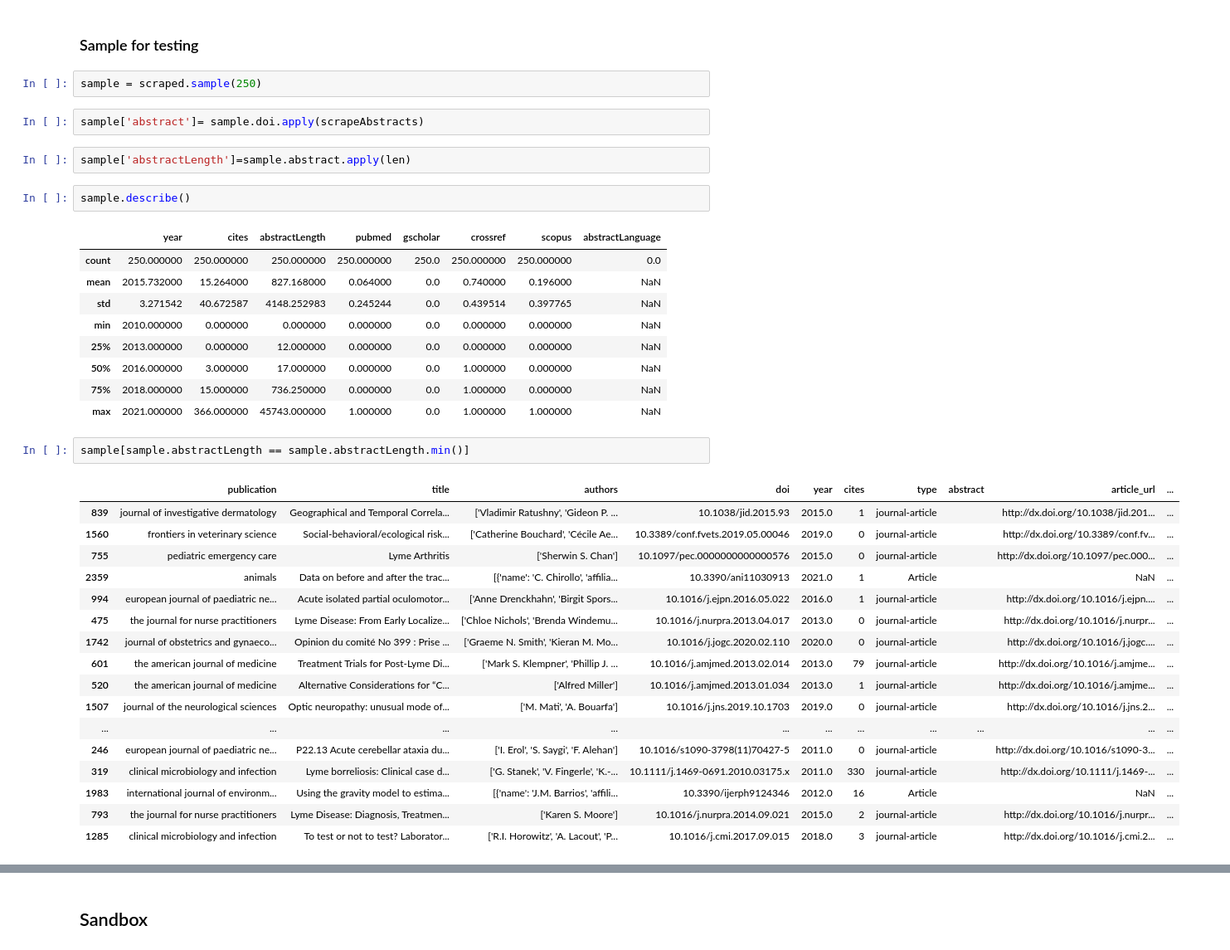
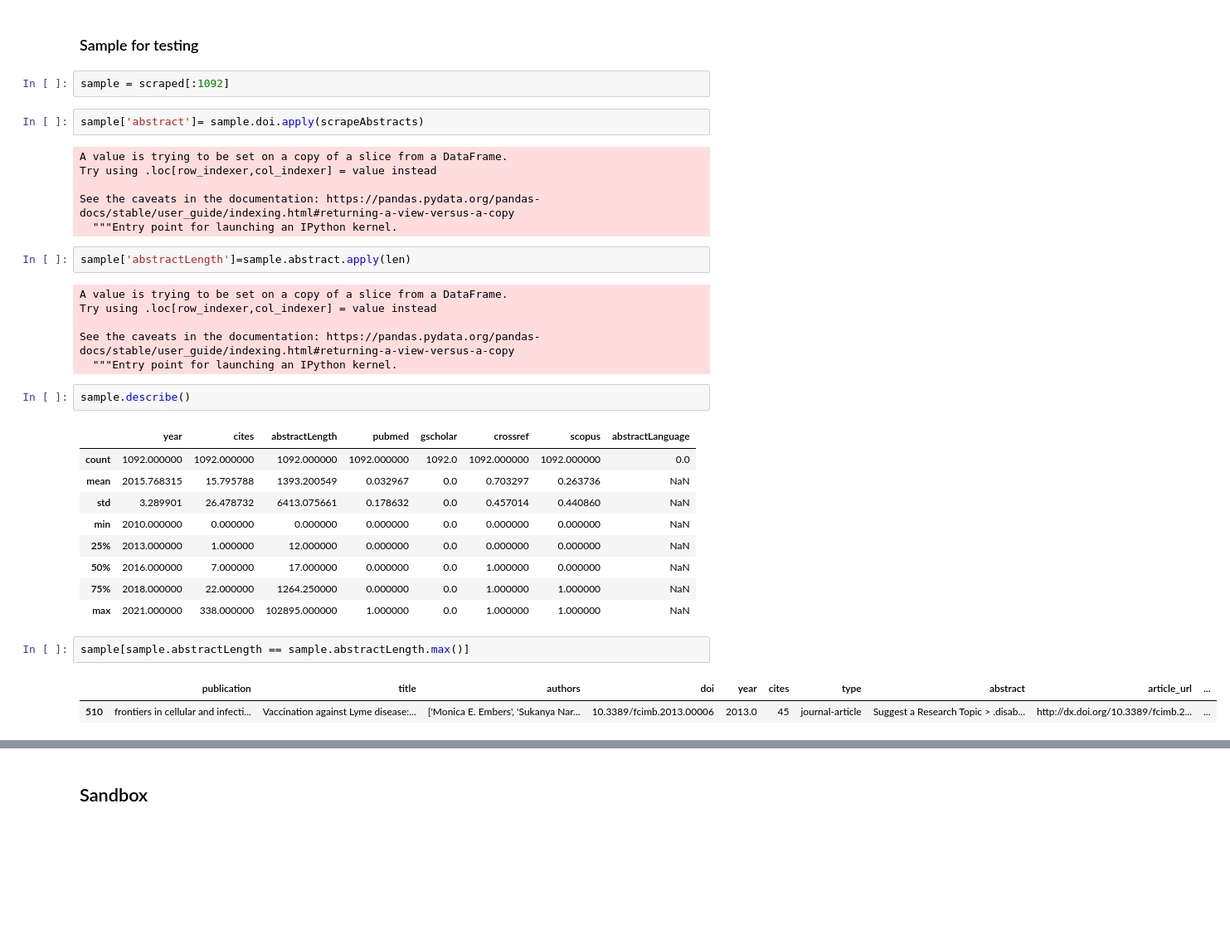
Before and after one commit to PlaybookData/Lyme-Disease-Framing-Analysis, a Jupyter notebook: DataAcquisition2_WebScraping.ipynb, the cells around one changed output, grey strips where cells are left out. Shown at 83% size. Saved outputs shown, nothing was run; the diff lists cells and outputs as text; blank space fills up the shorter version.

Commit message:
Tidied data acquisition process
Streamlined notebook with acquisition process into one tidier notebook.

```diff
--- a/DataAcquisition2_WebScraping.ipynb
+++ b/DataAcquisition2_WebScraping.ipynb
@@ -726,41 +1029,38 @@ scrapeAbstracts(scraped.loc[962]['doi'])
 # %% [markdown]
 ### Sample for testing
 # %%
-sample = scraped.sample(250)
+sample = scraped[:1092]
 # %%
 sample['abstract']= sample.doi.apply(scrapeAbstracts)
+# %% [output]
+A value is trying to be set on a copy of a slice from a DataFrame.
+Try using .loc[row_indexer,col_indexer] = value instead
+
+See the caveats in the documentation: https://pandas.pydata.org/pandas-docs/stable/user_guide/indexing.html#returning-a-view-versus-a-copy
+  """Entry point for launching an IPython kernel.
 # %%
 sample['abstractLength']=sample.abstract.apply(len)
+# %% [output]
+A value is trying to be set on a copy of a slice from a DataFrame.
+Try using .loc[row_indexer,col_indexer] = value instead
+
+See the caveats in the documentation: https://pandas.pydata.org/pandas-docs/stable/user_guide/indexing.html#returning-a-view-versus-a-copy
+  """Entry point for launching an IPython kernel.
 # %%
 sample.describe()
 # %% [output]
 |  | year | cites | abstractLength | pubmed | gscholar | crossref | scopus | abstractLanguage |
-| count | 250.000000 | 250.000000 | 250.000000 | 250.000000 | 250.0 | 250.000000 | 250.000000 | 0.0 |
-| mean | 2015.732000 | 15.264000 | 827.168000 | 0.064000 | 0.0 | 0.740000 | 0.196000 | NaN |
-| std | 3.271542 | 40.672587 | 4148.252983 | 0.245244 | 0.0 | 0.439514 | 0.397765 | NaN |
+| count | 1092.000000 | 1092.000000 | 1092.000000 | 1092.000000 | 1092.0 | 1092.000000 | 1092.000000 | 0.0 |
+| mean | 2015.768315 | 15.795788 | 1393.200549 | 0.032967 | 0.0 | 0.703297 | 0.263736 | NaN |
+| std | 3.289901 | 26.478732 | 6413.075661 | 0.178632 | 0.0 | 0.457014 | 0.440860 | NaN |
 | min | 2010.000000 | 0.000000 | 0.000000 | 0.000000 | 0.0 | 0.000000 | 0.000000 | NaN |
-| 25% | 2013.000000 | 0.000000 | 12.000000 | 0.000000 | 0.0 | 0.000000 | 0.000000 | NaN |
-| 50% | 2016.000000 | 3.000000 | 17.000000 | 0.000000 | 0.0 | 1.000000 | 0.000000 | NaN |
-| 75% | 2018.000000 | 15.000000 | 736.250000 | 0.000000 | 0.0 | 1.000000 | 0.000000 | NaN |
-| max | 2021.000000 | 366.000000 | 45743.000000 | 1.000000 | 0.0 | 1.000000 | 1.000000 | NaN |
+| 25% | 2013.000000 | 1.000000 | 12.000000 | 0.000000 | 0.0 | 0.000000 | 0.000000 | NaN |
+| 50% | 2016.000000 | 7.000000 | 17.000000 | 0.000000 | 0.0 | 1.000000 | 0.000000 | NaN |
+| 75% | 2018.000000 | 22.000000 | 1264.250000 | 0.000000 | 0.0 | 1.000000 | 1.000000 | NaN |
+| max | 2021.000000 | 338.000000 | 102895.000000 | 1.000000 | 0.0 | 1.000000 | 1.000000 | NaN |
 # %%
-sample[sample.abstractLength == sample.abstractLength.min()]
+sample[sample.abstractLength == sample.abstractLength.max()]
 # %% [output]
 |  | publication | title | authors | doi | year | cites | type | abstract | article_url | ... |
-| 839 | journal of investigative dermatology | Geographical and Temporal Correla... | ['Vladimir Ratushny', 'Gideon P. ... | 10.1038/jid.2015.93 | 2015.0 | 1 | journal-article |  | http://dx.doi.org/10.1038/jid.201... | ... |
-| 1560 | frontiers in veterinary science | Social-behavioral/ecological risk... | ['Catherine Bouchard', 'Cécile Ae... | 10.3389/conf.fvets.2019.05.00046 | 2019.0 | 0 | journal-article |  | http://dx.doi.org/10.3389/conf.fv... | ... |
-| 755 | pediatric emergency care | Lyme Arthritis | ['Sherwin S. Chan'] | 10.1097/pec.0000000000000576 | 2015.0 | 0 | journal-article |  | http://dx.doi.org/10.1097/pec.000... | ... |
-| 2359 | animals | Data on before and after the trac... | [{'name': 'C. Chirollo', 'affilia... | 10.3390/ani11030913 | 2021.0 | 1 | Article |  | NaN | ... |
-| 994 | european journal of paediatric ne... | Acute isolated partial oculomotor... | ['Anne Drenckhahn', 'Birgit Spors... | 10.1016/j.ejpn.2016.05.022 | 2016.0 | 1 | journal-article |  | http://dx.doi.org/10.1016/j.ejpn.... | ... |
-| 475 | the journal for nurse practitioners | Lyme Disease: From Early Localize... | ['Chloe Nichols', 'Brenda Windemu... | 10.1016/j.nurpra.2013.04.017 | 2013.0 | 0 | journal-article |  | http://dx.doi.org/10.1016/j.nurpr... | ... |
-| 1742 | journal of obstetrics and gynaeco... | Opinion du comité No 399 : Prise ... | ['Graeme N. Smith', 'Kieran M. Mo... | 10.1016/j.jogc.2020.02.110 | 2020.0 | 0 | journal-article |  | http://dx.doi.org/10.1016/j.jogc.... | ... |
-| 601 | the american journal of medicine | Treatment Trials for Post-Lyme Di... | ['Mark S. Klempner', 'Phillip J. ... | 10.1016/j.amjmed.2013.02.014 | 2013.0 | 79 | journal-article |  | http://dx.doi.org/10.1016/j.amjme... | ... |
-| 520 | the american journal of medicine | Alternative Considerations for “C... | ['Alfred Miller'] | 10.1016/j.amjmed.2013.01.034 | 2013.0 | 1 | journal-article |  | http://dx.doi.org/10.1016/j.amjme... | ... |
-| 1507 | journal of the neurological sciences | Optic neuropathy: unusual mode of... | ['M. Mati', 'A. Bouarfa'] | 10.1016/j.jns.2019.10.1703 | 2019.0 | 0 | journal-article |  | http://dx.doi.org/10.1016/j.jns.2... | ... |
-| ... | ... | ... | ... | ... | ... | ... | ... | ... | ... | ... |
-| 246 | european journal of paediatric ne... | P22.13 Acute cerebellar ataxia du... | ['I. Erol', 'S. Saygi', 'F. Alehan'] | 10.1016/s1090-3798(11)70427-5 | 2011.0 | 0 | journal-article |  | http://dx.doi.org/10.1016/s1090-3... | ... |
-| 319 | clinical microbiology and infection | Lyme borreliosis: Clinical case d... | ['G. Stanek', 'V. Fingerle', 'K.-... | 10.1111/j.1469-0691.2010.03175.x | 2011.0 | 330 | journal-article |  | http://dx.doi.org/10.1111/j.1469-... | ... |
-| 1983 | international journal of environm... | Using the gravity model to estima... | [{'name': 'J.M. Barrios', 'affili... | 10.3390/ijerph9124346 | 2012.0 | 16 | Article |  | NaN | ... |
-| 793 | the journal for nurse practitioners | Lyme Disease: Diagnosis, Treatmen... | ['Karen S. Moore'] | 10.1016/j.nurpra.2014.09.021 | 2015.0 | 2 | journal-article |  | http://dx.doi.org/10.1016/j.nurpr... | ... |
-| 1285 | clinical microbiology and infection | To test or not to test? Laborator... | ['R.I. Horowitz', 'A. Lacout', 'P... | 10.1016/j.cmi.2017.09.015 | 2018.0 | 3 | journal-article |  | http://dx.doi.org/10.1016/j.cmi.2... | ... |
+| 510 | frontiers in cellular and infecti... | Vaccination against Lyme disease:... | ['Monica E. Embers', 'Sukanya Nar... | 10.3389/fcimb.2013.00006 | 2013.0 | 45 | journal-article | Suggest a Research Topic > .disab... | http://dx.doi.org/10.3389/fcimb.2... | ... |
 # %%
```
Also changed, not shown: parts of 113 cells of this notebook, 4 other files.
